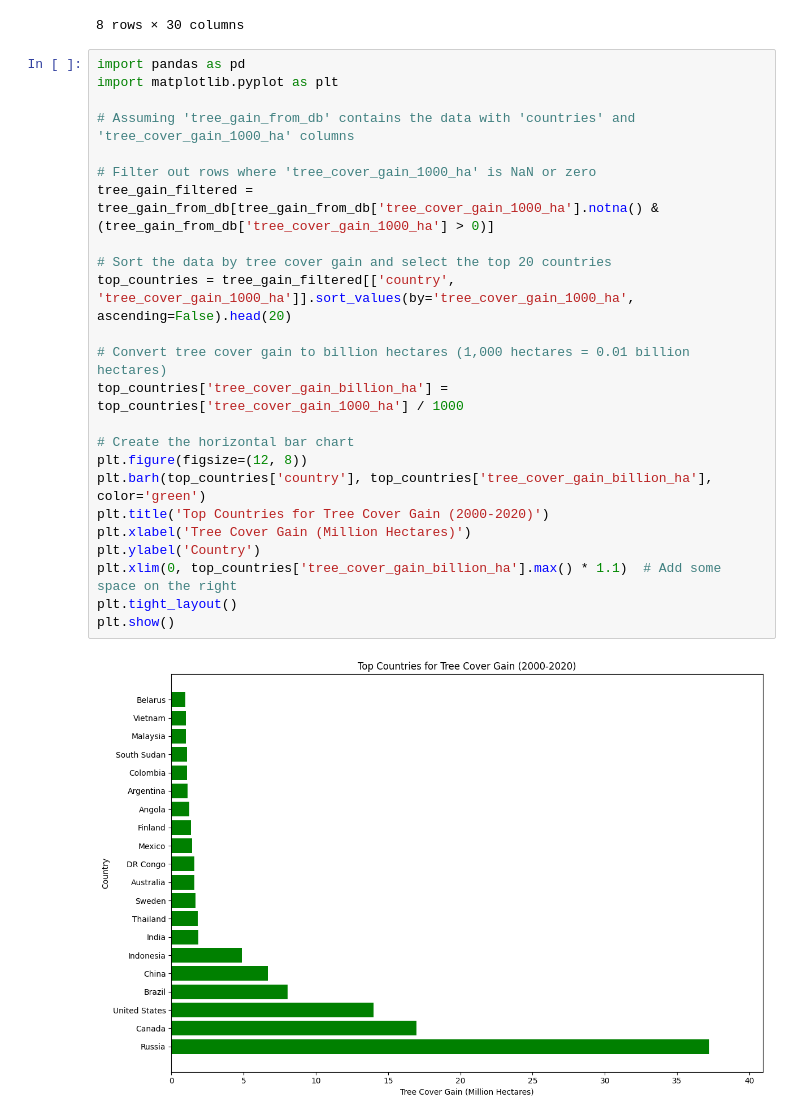
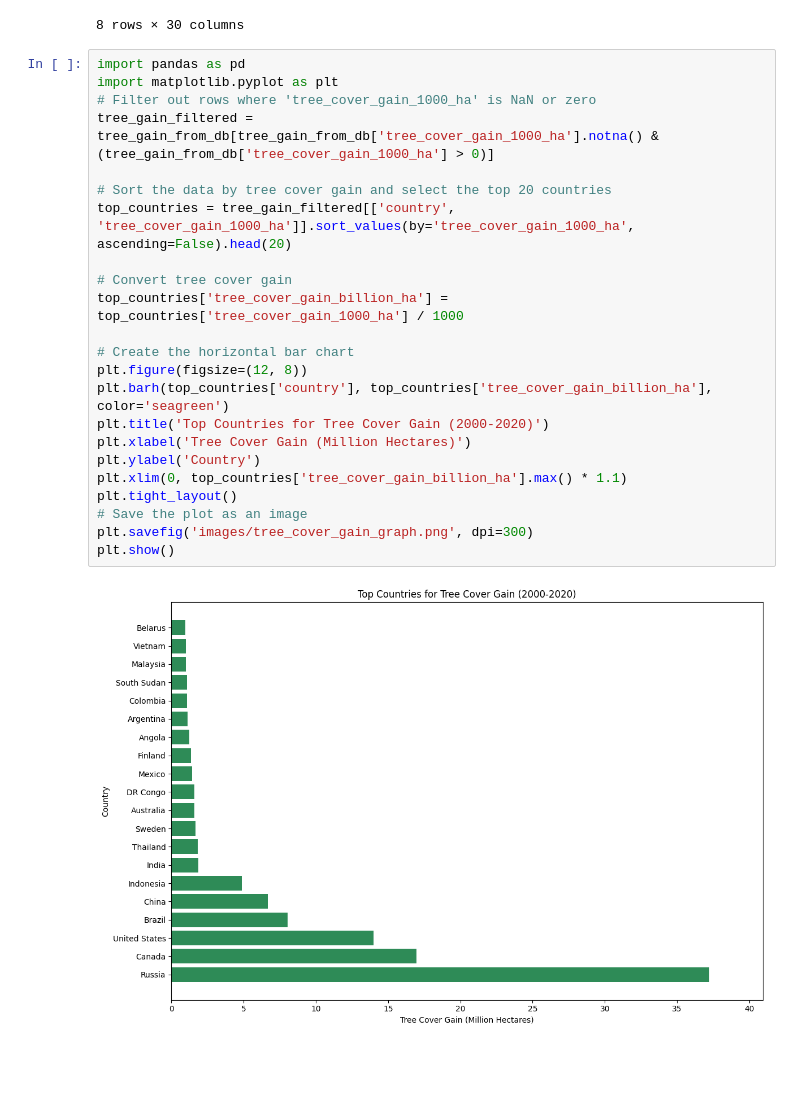
Before and after one commit to epsilonite/data-viz-project, a Jupyter notebook: static/tree_sql_database.ipynb, the cells around one changed output. Drawn from its saved outputs; the diff is of its cells as text; blank space fills up the shorter version.

```diff
--- a/static/tree_sql_database.ipynb
+++ b/static/tree_sql_database.ipynb
@@ -321,26 +321,25 @@ tree_loss.describe()
 # %%
 import pandas as pd
 import matplotlib.pyplot as plt
-
-# Assuming 'tree_gain_from_db' contains the data with 'countries' and 'tree_cover_gain_1000_ha' columns
-
 # Filter out rows where 'tree_cover_gain_1000_ha' is NaN or zero
 tree_gain_filtered = tree_gain_from_db[tree_gain_from_db['tree_cover_gain_1000_ha'].notna() & (tree_gain_from_db['tree_cover_gain_1000_ha'] > 0)]
 
 # Sort the data by tree cover gain and select the top 20 countries
 top_countries = tree_gain_filtered[['country', 'tree_cover_gain_1000_ha']].sort_values(by='tree_cover_gain_1000_ha', ascending=False).head(20)
 
-# Convert tree cover gain to billion hectares (1,000 hectares = 0.01 billion hectares)
+# Convert tree cover gain
 top_countries['tree_cover_gain_billion_ha'] = top_countries['tree_cover_gain_1000_ha'] / 1000
 
 # Create the horizontal bar chart
 plt.figure(figsize=(12, 8))
-plt.barh(top_countries['country'], top_countries['tree_cover_gain_billion_ha'], color='green')
+plt.barh(top_countries['country'], top_countries['tree_cover_gain_billion_ha'], color='seagreen')
 plt.title('Top Countries for Tree Cover Gain (2000-2020)')
 plt.xlabel('Tree Cover Gain (Million Hectares)')
 plt.ylabel('Country')
-plt.xlim(0, top_countries['tree_cover_gain_billion_ha'].max() * 1.1)  # Add some space on the right
+plt.xlim(0, top_countries['tree_cover_gain_billion_ha'].max() * 1.1)
 plt.tight_layout()
+# Save the plot as an image
+plt.savefig('images/tree_cover_gain_graph.png', dpi=300)
 plt.show()
 # %% [output]
-[figure, old version]
+[figure, new version]
```
